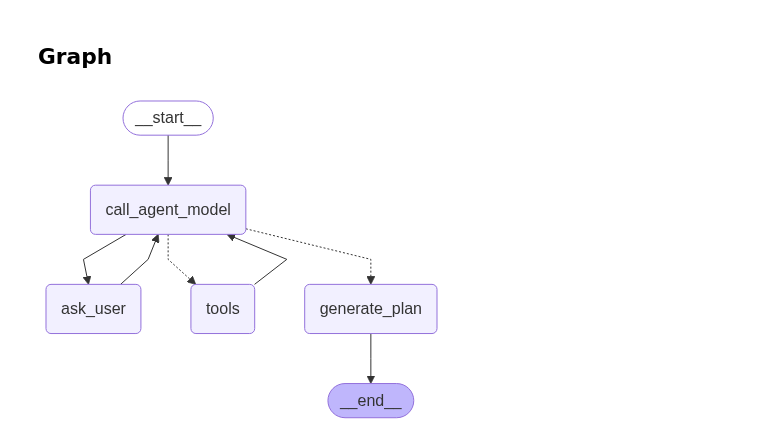
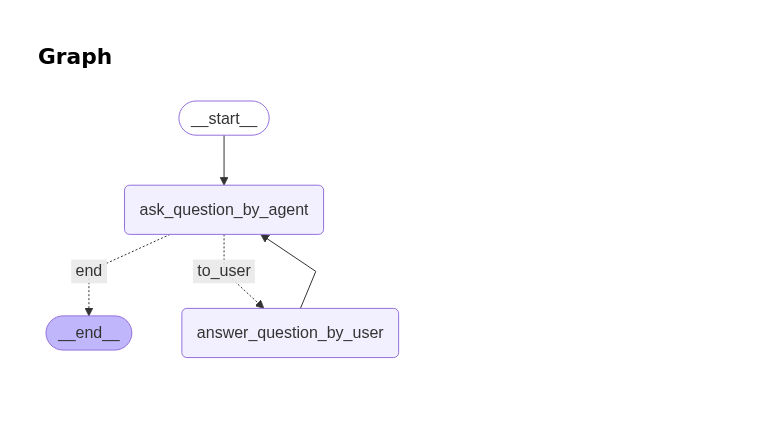
Before and after one commit to vivekpatel99/project-plan-genie, a Jupyter notebook: notebooks/simple_agent_improved.ipynb, the cells around one changed output. Saved outputs shown, nothing was run; the diff lists cells and outputs as text; code cells hidden in the pictures; blank space fills up the shorter version.

Commit message:
first subgraph done - infor gethering agent

```diff
--- a/notebooks/simple_agent_improved.ipynb
+++ b/notebooks/simple_agent_improved.ipynb
@@ -101,26 +108,21 @@ class OpenAIProvider(LLMProvider):
 # %% [markdown]
 ## Create a Web Search Tool
 # %%
-PROJECT_CLARIFICATION_PROMPT = """
-You are an expert AI Software Architect and with more than 10 years of SW development and design experience. Your primary role is to analyze user's project description and interact with the user to gather all necessary details for their software project idea. You are the initial point of contact and must ensure that the project idea and description is fully understood before it moves to the planning phase.
-
+ENDING_KEYWORD = "Thank you for the information"
+PROJECT_CLARIFICATION_PROMPT = """You are an expert AI Software Architect and with more than 10 years of SW development and design experience. Your primary role is to analyze user's project description and interact with the user to gather all necessary details for their software project idea. You are the initial point of contact and must ensure that the project idea and description is fully understood before it moves to the planning phase.
 Objective: To extract clear, concise, and comprehensive information about the user's software project idea by asking targeted, clarifying questions. Your goal is to turn a high-level concept into a set of actionable requirements.
-
 Constraints:
 * Do not attempt to plan or design the project yourself. Your sole focus is information gathering.
 * Do not generate code or perform research at this stage.
 * Do not make assumptions. If something is unclear, ask.
-
 Process:
 * Initial Acknowledgment: Start by acknowledging the user's project idea and expressing your readiness to help gather details.
 * Iterative Questioning: Engage in a conversational loop, asking one or a few related clarifying questions at a time. Wait for the user's response before asking more.
 * Broad to Specific: Begin with broader questions to understand the overall scope, then progressively narrow down to specific features, functionalities, and constraints.
 * Confirmation: Periodically summarize your understanding and ask the user to confirm if it's accurate or if anything needs adjustment.
-* Completion Signal: Once you believe you have a sufficiently detailed understanding of the project, state that you have gathered enough information and are ready to pass it to the "Planning Agent." then end the conversation with a "Planning Agent" signal.
-
+* Completion Signal: Once you believe you have a sufficiently detailed understanding of the project, state that you have gathered enough information and are ready to pass it to the "Planning Agent." When you are satisfied with your understanding, complete the conversation with: {ending_keyword}
 Project Description is following:
-{project_description}
-"""
+{project_description}"""
 # %%
 PROJECT_RESEARCH_AGENT_PROMPT = """ You are an expert AI Software Architect with over 10 years of experience in software development and design.
 Your primary responsibility is to read and understand the user's project description (from earlier conversation rounds), and then research all relevant topics, technologies, and best practices needed for successful implementation.
@@ -355,36 +331,29 @@ def should_continue(state: PlanningState):
 # %%
-from langgraph.graph import START, StateGraph, END
-from langgraph.prebuilt import tools_condition, ToolNode
-
 builder = StateGraph(PlanningState)  # , config_schema=Configuration)
 
 # Nodes
-builder.add_node("call_agent_model", call_agent_model)
-builder.add_node("ask_user", ask_user)
-builder.add_node("tools", ToolNode(TOOLS))
-builder.add_node("generate_plan", genereate_plan)
+builder.add_node("ask_question_by_agent", ask_question_by_agent)
+builder.add_node("answer_question_by_user", answer_question_by_user)
 
 # Edges
-builder.add_edge(START, "call_agent_model")
-builder.add_edge("call_agent_model", "ask_user")
-builder.add_edge("ask_user", "call_agent_model")
-
+builder.add_edge(START, "ask_question_by_agent")
 builder.add_conditional_edges(
-    "call_agent_model",
-    should_continue,
-    ["tools", "generate_plan"],
+    "ask_question_by_agent",
+    route_messages_btn_user_end,
+    {
+        "end": END,
+        "to_user": "answer_question_by_user",
+    },
 )
-builder.add_edge("tools", "call_agent_model")
-# builder.add_edge("call_agent_model", "generate_plan")
-builder.add_edge("generate_plan", END)
+builder.add_edge("answer_question_by_user", "ask_question_by_agent")
 
 
 graph = builder.compile(
     # interrupt_before=["ask_user"],
     checkpointer=MemorySaver(),
-    name="Planning Agent",
+    name="Information Gathering Agent",
 )
 graph
 # %% [output]
-[figure, old version]
+[figure, new version]
 # %%
```
Also changed, not shown: parts of 14 cells of this notebook.
